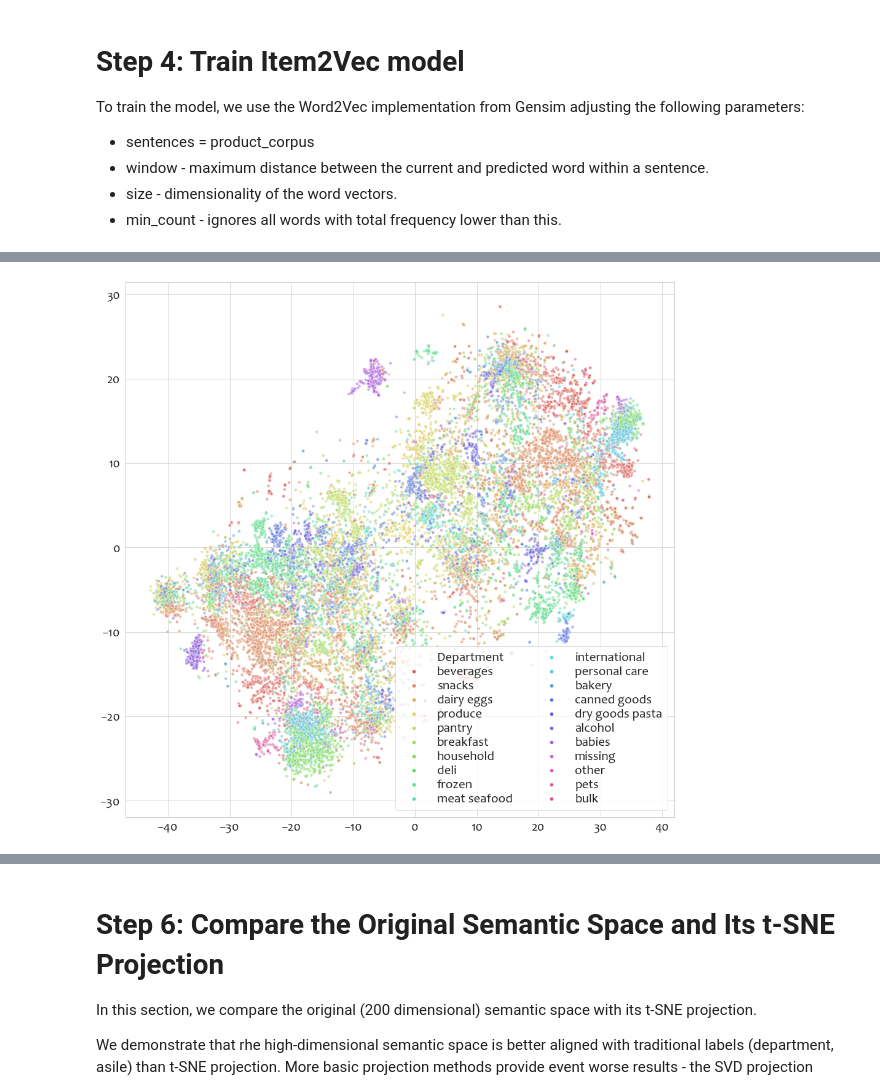
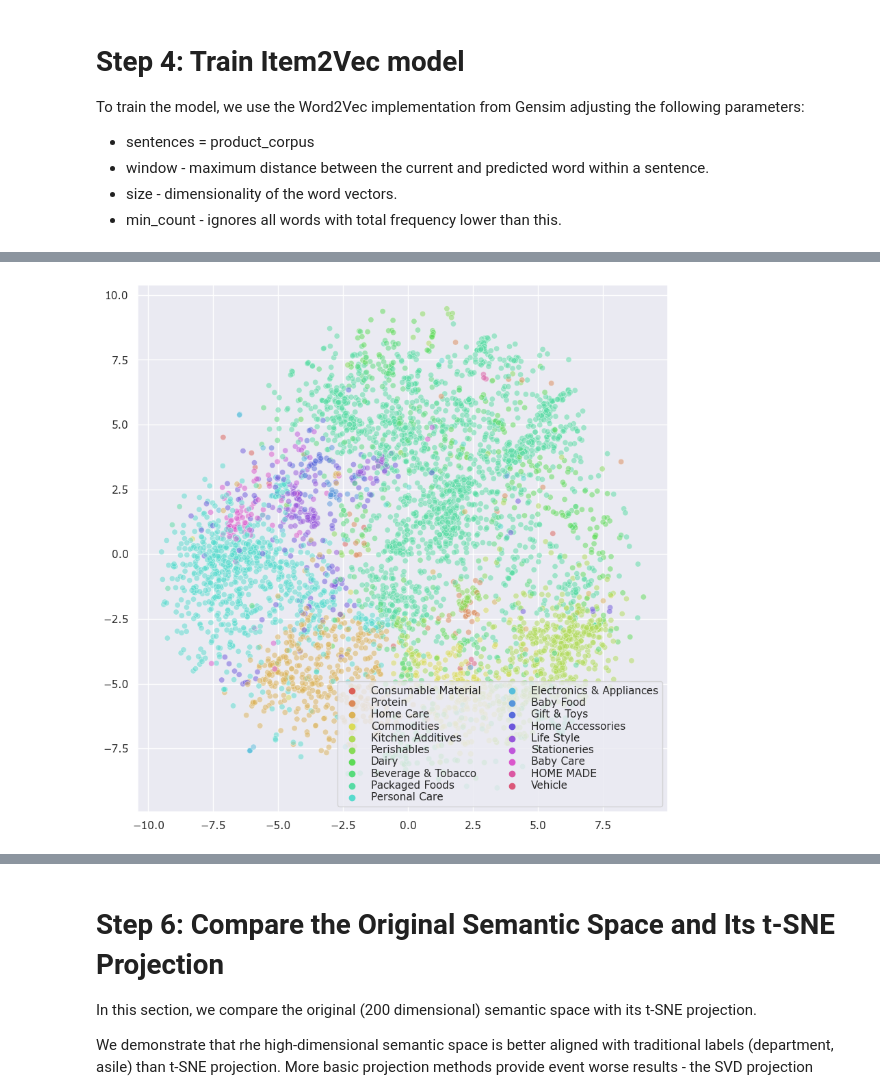
Before and after one commit to shadman-shahid/item-tokenization-model, a Jupyter notebook: item2vec_shwapno.ipynb, the cells around one changed output, grey strips where cells are left out. Drawn from its saved outputs; the diff is of its cells as text; code cells hidden in the pictures.

```diff
--- a/item2vec_shwapno.ipynb
+++ b/item2vec_shwapno.ipynb
@@ -110,5 +191,0 @@ basket_corpus.DayTimeFlag = basket_corpus.DayTimeFlag.map(daytime_dict)
-# %%
-order_product_cnt_ds = basket_corpus.ProductCode.apply(len)
-order_product_cnt_ds.rename('product_cnt', inplace=True)
-order_ds = basket_corpus.merge(order_product_cnt_ds, left_on='Invoiceno', right_index=True)      # add product counters to orders
-order_ds.sample(5)
@@ -222,0 +290,8 @@ Model saved to [models/item2vec.200d.model]
+# %%
+get_log(LOGGING_ENABLED)
+
+if TRAIN_ITEM_MODEL:
+    model = Word2Vec(product_corpus, window=5, vector_size=WORD_DIM, workers=mp.cpu_count() - 2, min_count=20, epochs=20)
+    save_model(name)
+else:
+    model = load_model(name)
@@ -325,17 +560,17 @@ len(vocab)
 # %%
-df_semantic_item = pd.DataFrame({'product_id': vocab})
+df_semantic_item = pd.DataFrame({'ProductCode': vocab})
 df_semantic_item['tsne-2d-one'] = tsne_results[:,0]
 df_semantic_item['tsne-2d-two'] = tsne_results[:,1]
-df_semantic_item['product_id'] = df_semantic_item['product_id'].astype(int)
+df_semantic_item['ProductCode'] = df_semantic_item['ProductCode']
 
-df_semantic_item = df_semantic_item.merge(data_dict['products'], on='product_id', how='left')
-df_semantic_item = df_semantic_item.merge(data_dict['aisles'], on='aisle_id', how='left')
-df_semantic_item = df_semantic_item.merge(data_dict['departments'], on='department_id', how='left')
+df_semantic_item = df_semantic_item.merge(data_dict['products'], on='ProductCode', how='left')
+df_semantic_item = df_semantic_item.merge(data_dict['subcategory'], on='SubCategoryID', how='left')
+df_semantic_item = df_semantic_item.merge(data_dict['category'], on='CategoryID', how='left')
 
-print_df(df_semantic_item.sample(5))
 
-n_aisle = df_semantic_item['aisle'].nunique()
-n_department = df_semantic_item['department'].nunique()
-print(f"Unique aisles: {n_aisle}")
-print(f"Unique departments: {n_department}")
+
+n_subcategory = df_semantic_item['SubCategory'].nunique()
+n_category = df_semantic_item['Category'].nunique()
+print(f"Unique subcategories: {n_subcategory}")
+print(f"Unique categories: {n_category}")
 # %% [output]
@@ -343,24 +598,25 @@ KeyError: 'products'
 # %%
 #
 # Visualize the entire semantic space and its mapping to the departments
 #
-df_semantic_item.rename(columns={'department': 'Department'}, inplace=True)
-plt.figure(figsize=(16, 16));
+# df_semantic_item.rename(columns={'categ': 'Department'}, inplace=True)
+plt.figure(figsize=(10, 10));
 sns.set_context("paper", font_scale = 2.4);
-sns.set_style({'font.family':'Candara', 'font.serif':['Candara']});
+sns.set(font='Verdana')
+# sns.set_style({'font.family':'Times', 'font.serif':['Times']});
 g = sns.scatterplot(
     x="tsne-2d-one", y="tsne-2d-two",
-    hue='Department',
-    palette=sns.color_palette("hls", n_department),
+    hue='Category',
+    palette=sns.color_palette("hls", n_category),
     data=df_semantic_item,
     legend="full",
     alpha=0.5
 );
 g.set(xlabel=None);
 g.set(ylabel=None);
 plt.legend(loc='lower right', labelspacing=0.15, ncol=2)
 g.figure.savefig("item_space_tsne.pdf");
 plt.show();
 # %% [output]
-[figure, old version]
+[figure, new version]
 # %%
```
Also changed, not shown: parts of 47 cells of this notebook, 7 other files.
